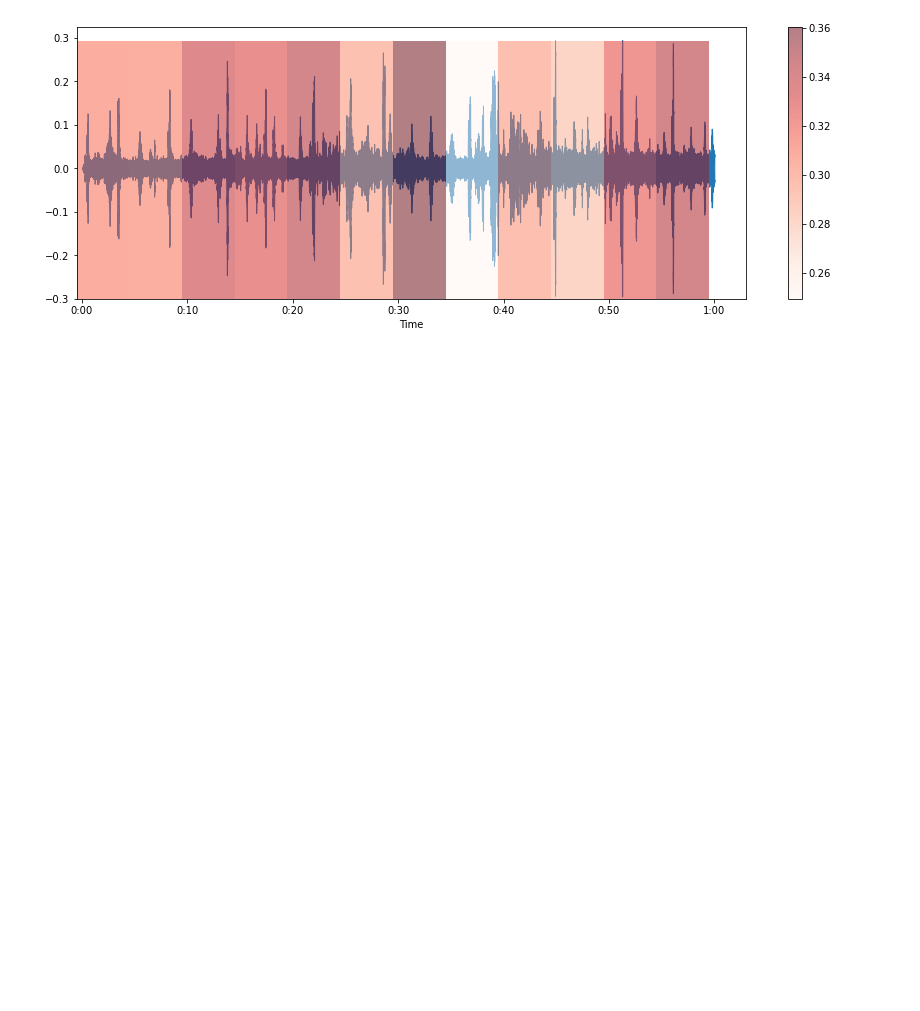
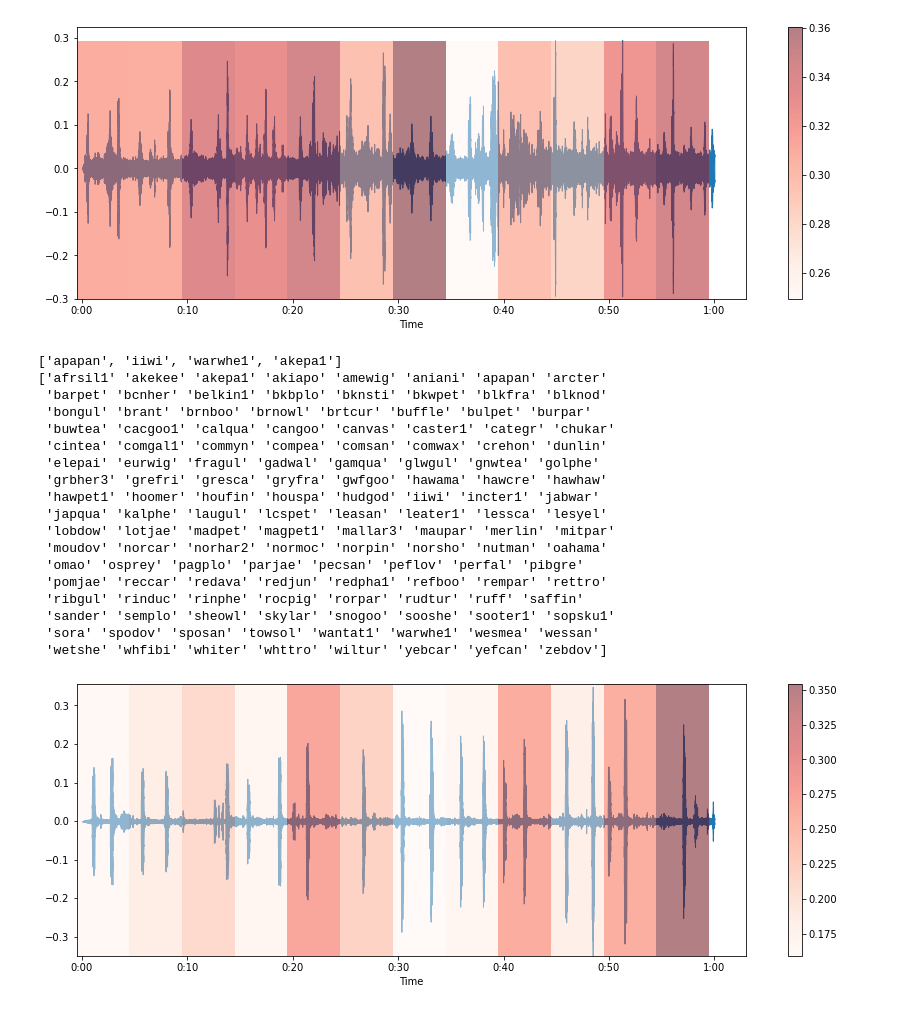
Before and after one commit to ermekaitygulov/BirdCLEF, a Jupyter notebook: ActivationStudy.ipynb, the cells around one changed output. Cells and saved outputs as stored; diff of their text form; code cells hidden in the pictures; blank space fills up the shorter version.

```diff
--- a/ActivationStudy.ipynb
+++ b/ActivationStudy.ipynb
@@ -99,15 +99,16 @@ test_meta.target.apply(sum).hist()
 # %% [markdown]
 ### Model
 # %%
-config_path = 'submit/model_ckpt/baseline_config.yaml'
-model_path = 'Lab02_NMT/model_save/baseline_3cduxuvr/final-model.pt'
+config_path = 'Lab02_NMT/configs/baseline_config.yaml'
+model_path = 'Lab02_NMT/model_save/baseline_39wbtt2e/final-model.pt'
 device = torch.device('cuda' if torch.cuda.is_available() else 'cpu')
 
 with open(config_path) as fin:
     config = yaml.safe_load(fin)
 
 model_config = config['model']
-model_config['params']['backbone_config']['pretrained'] = False
+if 'backbone_config' in model_config['params']:
+    model_config['params']['backbone_config']['pretrained'] = False
 data_config = config['data']
 model_class = NN_CATALOG[model_config['name']]
 
@@ -210,6 +211,65 @@ print(sample_birds)
  'sora' 'spodov' 'sposan' 'towsol' 'wantat1' 'warwhe1' 'wesmea' 'wessan'
  'wetshe' 'whfibi' 'whiter' 'whttro' 'wiltur' 'yebcar' 'yefcan' 'zebdov']
 [figure]
+# %%
+idx = 5
+fig, ax = plt.subplots(figsize=(15, 5))
+fname = test_meta.iloc[idx]['filename']
+fpath = os.path.join('data/train_audio/', fname)
+wav, sr = load_wav(fpath, 0, 60)
+ld.waveshow(wav, sr=sr, ax=ax)
+
+sample_pred = pred_pd[(pred_pd.filename == fname) & (pred_pd.pred)]
+sample_birds = sample_pred.bird.unique()
+bird_to_plot = test_meta.iloc[idx]['target_raw'][2]
+bird_pred = sample_pred[sample_pred.bird == bird_to_plot]
+# bird_pred.loc[:, 'right'] = bird_pred.right * sr
+# bird_pred.loc[:, 'left'] = bird_pred.left * sr
+
+# for i, row in bird_pred.iterrows():
+#     ax.fill_betweenx(
+#         [wav.min(), wav.max()],
+#         row.left, row.right,
+#         alpha=0.3,
+#         color='orange',
+#         edgecolor="none"
+#     )
+
+nx = 60
+x = np.linspace(0,nx-1,nx)
+y = np.linspace(wav.min(), wav.max(), 50)
+X,Y = np.meshgrid(x, y, indexing='ij')
+Z = X * 0 # set a fancy Z function
+
+for i, row in bird_pred.iterrows():
+    Z[row.left:row.right, :] = row.pred
+
+# fig = plt.figure(figsize=(22,11))
+# ax1 = fig.add_subplot(121)
+pc = ax.pcolormesh(X, Y, Z, edgecolors='none',cmap="Reds", alpha=0.5)
+fig.colorbar(pc)
+print(test_meta.iloc[idx]['target_raw'])
+print(sample_birds)
+# %% [output]
+['apapan', 'iiwi', 'warwhe1', 'akepa1']
+['afrsil1' 'akekee' 'akepa1' 'akiapo' 'amewig' 'aniani' 'apapan' 'arcter'
+ 'barpet' 'bcnher' 'belkin1' 'bkbplo' 'bknsti' 'bkwpet' 'blkfra' 'blknod'
+ 'bongul' 'brant' 'brnboo' 'brnowl' 'brtcur' 'buffle' 'bulpet' 'burpar'
+ 'buwtea' 'cacgoo1' 'calqua' 'cangoo' 'canvas' 'caster1' 'categr' 'chukar'
+ 'cintea' 'comgal1' 'commyn' 'compea' 'comsan' 'comwax' 'crehon' 'dunlin'
+ 'elepai' 'eurwig' 'fragul' 'gadwal' 'gamqua' 'glwgul' 'gnwtea' 'golphe'
+ 'grbher3' 'grefri' 'gresca' 'gryfra' 'gwfgoo' 'hawama' 'hawcre' 'hawhaw'
+ 'hawpet1' 'hoomer' 'houfin' 'houspa' 'hudgod' 'iiwi' 'incter1' 'jabwar'
+ 'japqua' 'kalphe' 'laugul' 'lcspet' 'leasan' 'leater1' 'lessca' 'lesyel'
+ 'lobdow' 'lotjae' 'madpet' 'magpet1' 'mallar3' 'maupar' 'merlin' 'mitpar'
+ 'moudov' 'norcar' 'norhar2' 'normoc' 'norpin' 'norsho' 'nutman' 'oahama'
+ 'omao' 'osprey' 'pagplo' 'parjae' 'pecsan' 'peflov' 'perfal' 'pibgre'
+ 'pomjae' 'reccar' 'redava' 'redjun' 'redpha1' 'refboo' 'rempar' 'rettro'
+ 'ribgul' 'rinduc' 'rinphe' 'rocpig' 'rorpar' 'rudtur' 'ruff' 'saffin'
+ 'sander' 'semplo' 'sheowl' 'skylar' 'snogoo' 'sooshe' 'sooter1' 'sopsku1'
+ 'sora' 'spodov' 'sposan' 'towsol' 'wantat1' 'warwhe1' 'wesmea' 'wessan'
+ 'wetshe' 'whfibi' 'whiter' 'whttro' 'wiltur' 'yebcar' 'yefcan' 'zebdov']
+[figure, added]
 # %%
 per_wav_stat = pred_pd.groupby(['filename', 'bird']).agg(
     mean=('pred', np.mean),
```
Also changed, not shown: parts of 18 cells of this notebook, 4 other files.
